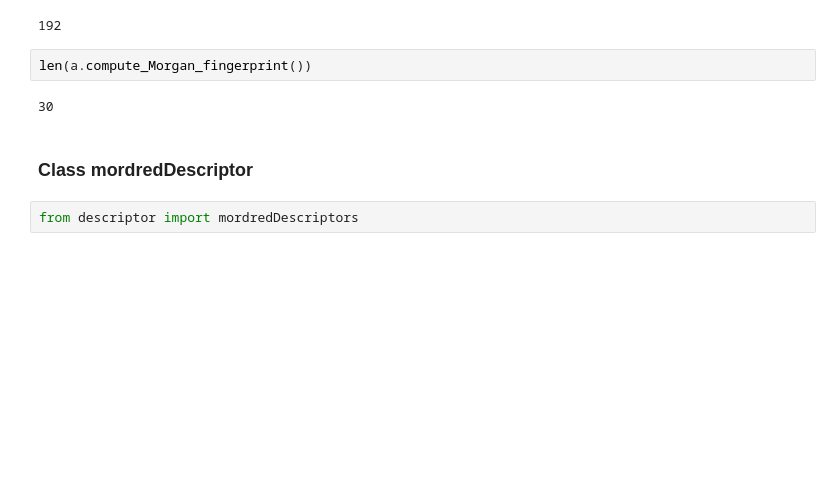
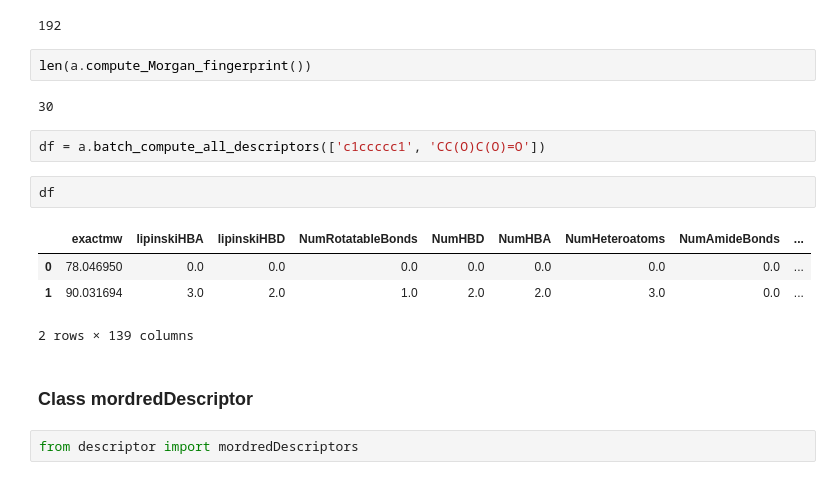
Before and after one commit to chembed/DeepChEmbed, a Jupyter notebook: deepchembed/notebook_scripts/descriptor_tutorial.ipynb, the cells around one changed output. Cells and saved outputs as stored; diff of their text form; blank space fills up the shorter version.

```diff
--- a/deepchembed/notebook_scripts/descriptor_tutorial.ipynb
+++ b/deepchembed/notebook_scripts/descriptor_tutorial.ipynb
@@ -49,6 +46,15 @@ len(a.compute_auto_2D_coorelation())
 len(a.compute_Morgan_fingerprint())
 # %% [output]
 30
+# %%
+df = a.batch_compute_all_descriptors(['c1ccccc1', 'CC(O)C(O)=O'])
+# %%
+df
+# %% [output]
+|  | exactmw | lipinskiHBA | lipinskiHBD | NumRotatableBonds | NumHBD | NumHBA | NumHeteroatoms | NumAmideBonds | ... |
+| 0 | 78.046950 | 0.0 | 0.0 | 0.0 | 0.0 | 0.0 | 0.0 | 0.0 | ... |
+| 1 | 90.031694 | 3.0 | 2.0 | 1.0 | 2.0 | 2.0 | 3.0 | 0.0 | ... |
+2 rows × 139 columns
 # %% [markdown]
 ### Class mordredDescriptor
 # %%
```
Also changed, not shown: parts of 2 cells of this notebook, 3 other files.
